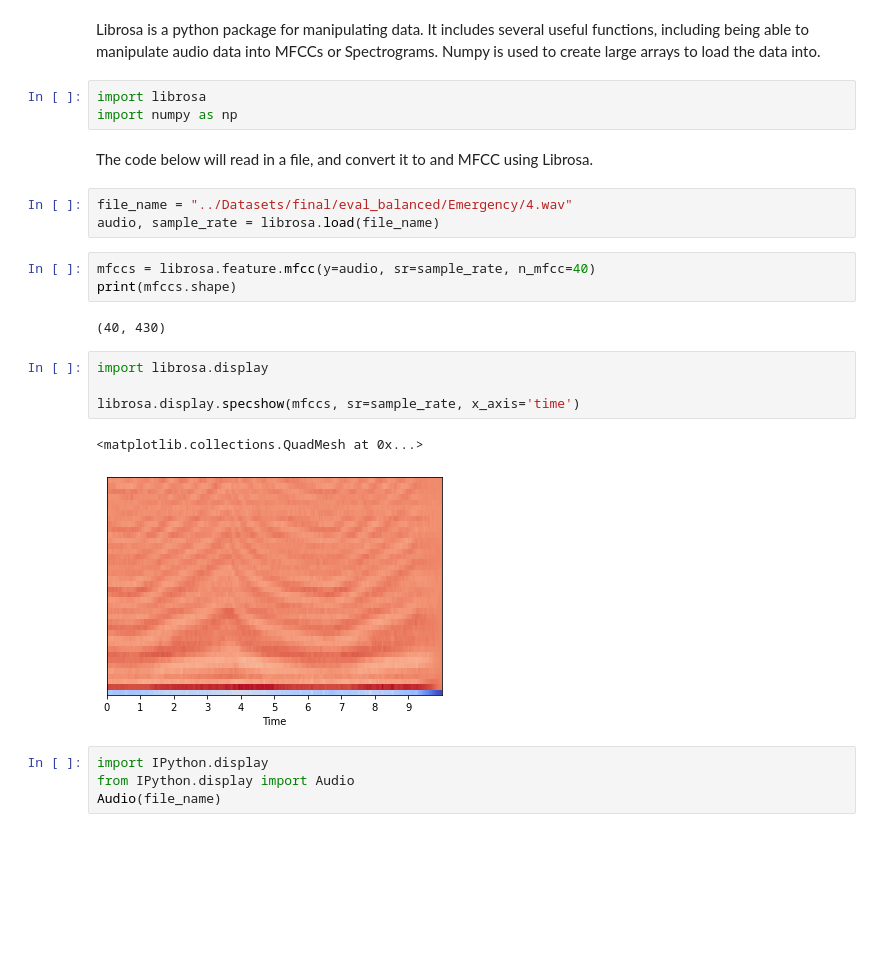
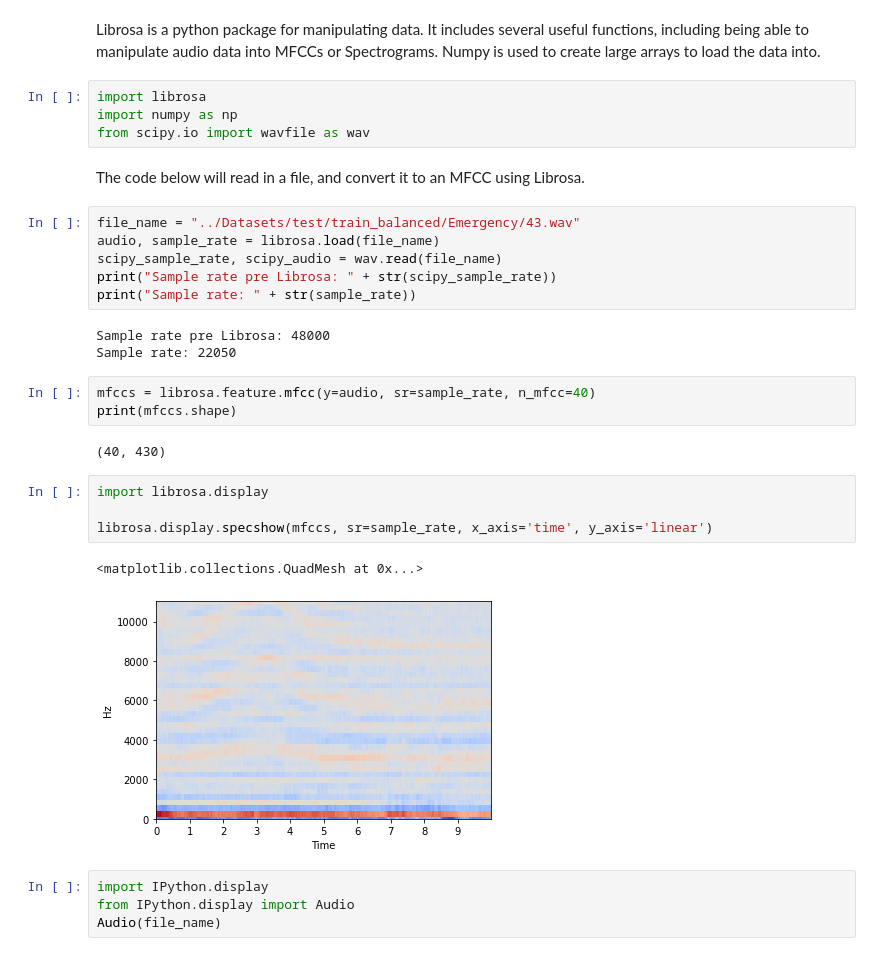
Before and after one commit to smithharryh/Emergency-Service-Vehicle-Detection, a Jupyter notebook: Data Preprocessing.ipynb, the cells around one changed output. Saved outputs shown, nothing was run; the diff lists cells and outputs as text; blank space fills up the shorter version.

```diff
--- a/Data Preprocessing.ipynb
+++ b/Data Preprocessing.ipynb
@@ -7,11 +7,18 @@ Librosa is a python package for manipulating data. It includes several useful fu
 # %%
 import librosa
 import numpy as np
+from scipy.io import wavfile as wav
 # %% [markdown]
-The code below will read in a file, and convert it to and MFCC using Librosa.
+The code below will read in a file, and convert it to an MFCC using Librosa.
-# %%
-file_name = "../Datasets/final/eval_balanced/Emergency/4.wav"
-audio, sample_rate = librosa.load(file_name)
+# %%
+file_name = "../Datasets/test/train_balanced/Emergency/43.wav"
+audio, sample_rate = librosa.load(file_name)
+scipy_sample_rate, scipy_audio = wav.read(file_name)
+print("Sample rate pre Librosa: " + str(scipy_sample_rate))
+print("Sample rate: " + str(sample_rate))
+# %% [output]
+Sample rate pre Librosa: 48000
+Sample rate: 22050
 # %%
 mfccs = librosa.feature.mfcc(y=audio, sr=sample_rate, n_mfcc=40)
 print(mfccs.shape)
@@ -20,10 +27,10 @@ print(mfccs.shape)
 # %%
 import librosa.display
 
-librosa.display.specshow(mfccs, sr=sample_rate, x_axis='time')
+librosa.display.specshow(mfccs, sr=sample_rate, x_axis='time', y_axis='linear')
 # %% [output]
 <matplotlib.collections.QuadMesh at 0x...>
-[figure, old version]
+[figure, new version]
 # %%
 import IPython.display
 from IPython.display import Audio
```
Also changed, not shown: parts of 9 cells of this notebook, 27 other files.
